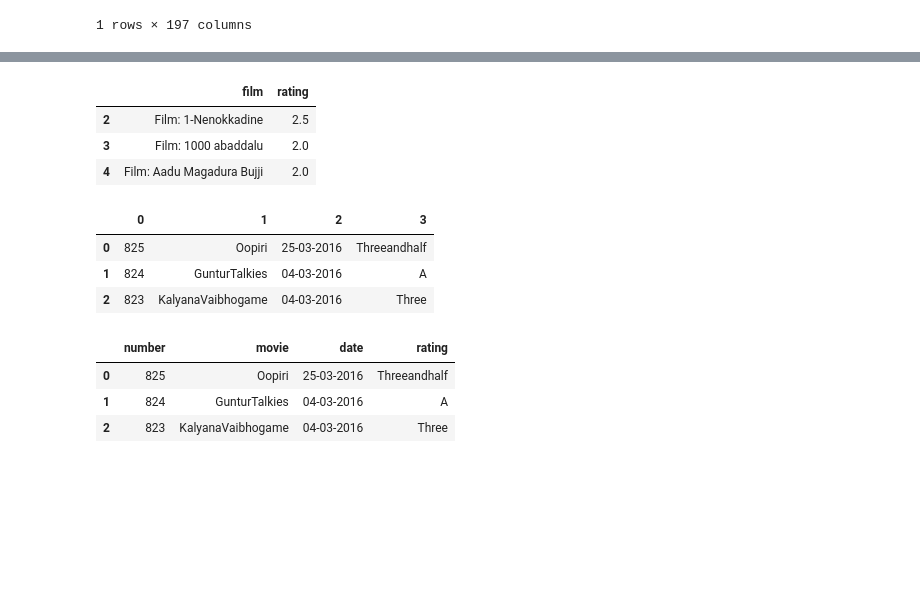
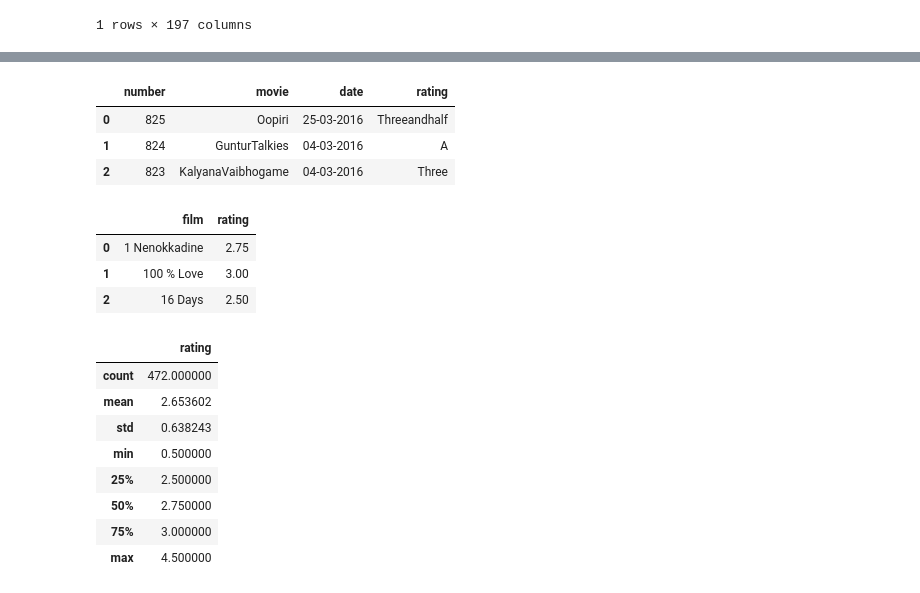
Before and after one commit to spinupol/Exploratory_Data_Analysis, a Jupyter notebook: EDA_telugu_movie_ratings.ipynb, the cells around one changed output, grey strips where cells are left out. Cells and saved outputs as stored; diff of their text form; code cells hidden in the pictures; blank space fills up the shorter version.

```diff
--- a/EDA_telugu_movie_ratings.ipynb
+++ b/EDA_telugu_movie_ratings.ipynb
@@ -91,12 +44,3 @@ cf.head(3)
-# %%
-cf.rating =cf.rating.astype(float).fillna(0.0)
-cf.convert_objects(convert_numeric=True)
-cf.head(3)
-# %% [output]
-|  | film | rating |
-| 2 | Film: 1-Nenokkadine | 2.5 |
-| 3 | Film: 1000 abaddalu | 2.0 |
-| 4 | Film: Aadu Magadura Bujji | 2.0 |
 # %%
 from bs4 import BeautifulSoup as bsoup
 import requests as rq
@@ -121,17 +65,10 @@ for tr in table1:
 records_formatted = [records[i:i+4] for i in range(36,len(records),4)]
 # %%
 ible = pd.DataFrame(records_formatted)
+ible.columns=[['number','movie','date','rating']]
 ible.head(3)
 # %% [output]
-|  | 0 | 1 | 2 | 3 |
+|  | number | movie | date | rating |
 | 0 | 825 | Oopiri | 25-03-2016 | Threeandhalf |
 | 1 | 824 | GunturTalkies | 04-03-2016 | A |
 | 2 | 823 | KalyanaVaibhogame | 04-03-2016 | Three |
-# %%
-ible.columns=[['number','movie','date','rating']]
-ible.head(3)
-# %% [output]
-|  | number | movie | date | rating |
-| 0 | 825 | Oopiri | 25-03-2016 | Threeandhalf |
-| 1 | 824 | GunturTalkies | 04-03-2016 | A |
-| 2 | 823 | KalyanaVaibhogame | 04-03-2016 | Three |
@@ -137,0 +78,27 @@ ible.head(3)
+# %%
+df = pd.DataFrame.from_records([dic])
+tf = df.T
+tf1=tf.reset_index()
+tf1.columns=['film','rating']
+gulte = tf1
+gulte.rating = gulte.rating.apply(lambda x : x.split('/')[0])
+gulte.rating = gulte.rating.astype(float).fillna(0.0)
+gulte.convert_objects(convert_numeric=True)
+gulte.head(3)
+# %% [output]
+|  | film | rating |
+| 0 | 1 Nenokkadine | 2.75 |
+| 1 | 100 % Love | 3.00 |
+| 2 | 16 Days | 2.50 |
+# %%
+gulte.describe()
+# %% [output]
+|  | rating |
+| count | 472.000000 |
+| mean | 2.653602 |
+| std | 0.638243 |
+| min | 0.500000 |
+| 25% | 2.500000 |
+| 50% | 2.750000 |
+| 75% | 3.000000 |
+| max | 4.500000 |
```
Also changed, not shown: parts of 17 cells of this notebook.
